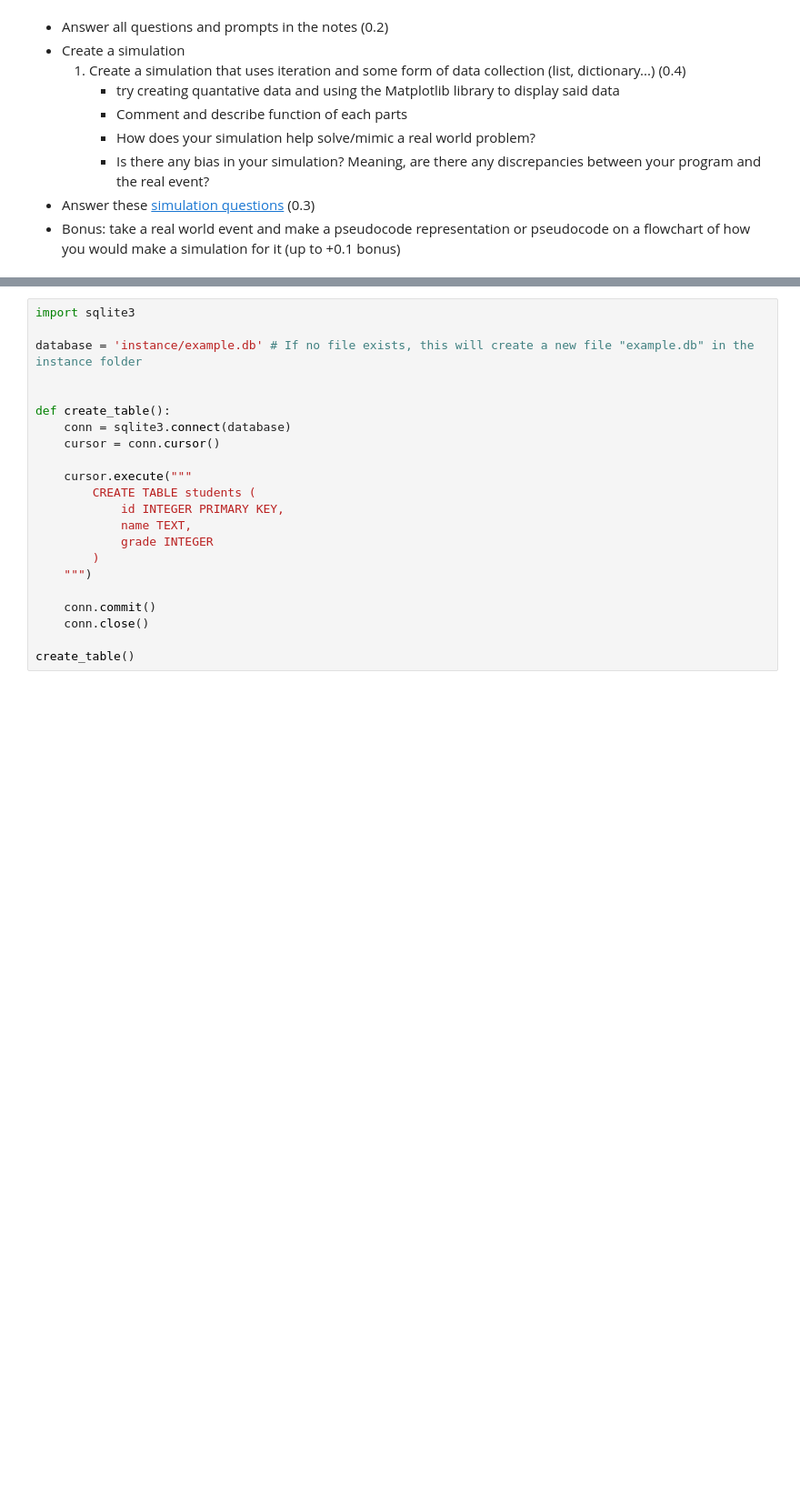
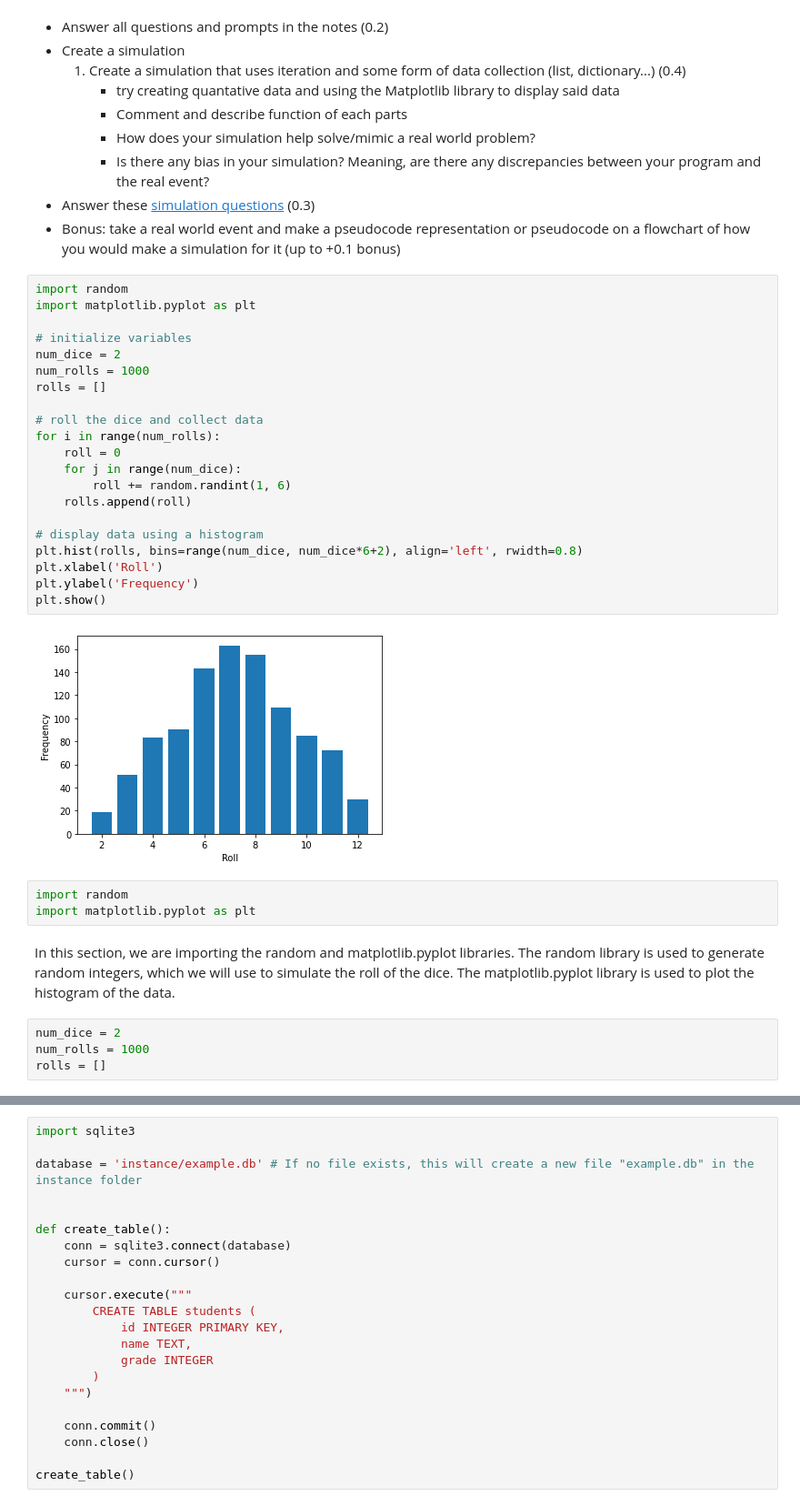
Before and after one commit to jagermi3ster/The-Pentagon, a Jupyter notebook: _notebooks/2023-04-25-P3M-Simulations.ipynb, the cells around one changed output, grey strips where cells are left out. Shown at 91% size. Cells and saved outputs as stored; diff of their text form; blank space fills up the shorter version.

```diff
--- a/_notebooks/2023-04-25-P3M-Simulations.ipynb
+++ b/_notebooks/2023-04-25-P3M-Simulations.ipynb
@@ -262,3 +262,35 @@ How does this simulation have bias?
         - Is there any bias in your simulation? Meaning, are there any discrepancies between your program and the real event?
 - Answer these [simulation questions](https://shruthim0.github.io/canada/2023/04/03/simulationsplanning2.html) (0.3)
 - Bonus: take a real world event and make a pseudocode representation or pseudocode on a flowchart of how you would make a simulation for it (up to +0.1 bonus)
+# %%
+import random
+import matplotlib.pyplot as plt
+
+# initialize variables
+num_dice = 2
+num_rolls = 1000
+rolls = []
+
+# roll the dice and collect data
+for i in range(num_rolls):
+    roll = 0
+    for j in range(num_dice):
+        roll += random.randint(1, 6)
+    rolls.append(roll)
+
+# display data using a histogram
+plt.hist(rolls, bins=range(num_dice, num_dice*6+2), align='left', rwidth=0.8)
+plt.xlabel('Roll')
+plt.ylabel('Frequency')
+plt.show()
+# %% [output]
+[figure, added]
+# %%
+import random
+import matplotlib.pyplot as plt
+# %% [markdown]
+In this section, we are importing the random and matplotlib.pyplot libraries. The random library is used to generate random integers, which we will use to simulate the roll of the dice. The matplotlib.pyplot library is used to plot the histogram of the data.
+# %%
+num_dice = 2
+num_rolls = 1000
+rolls = []
```
Also changed, not shown: parts of 8 cells of this notebook, 4 other files.
